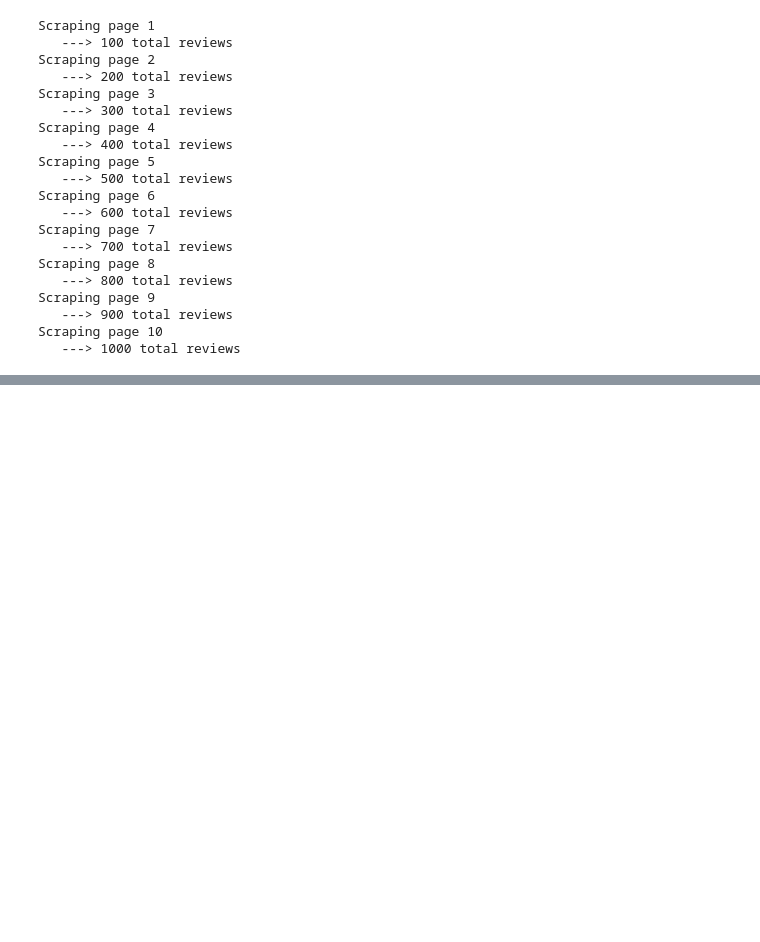
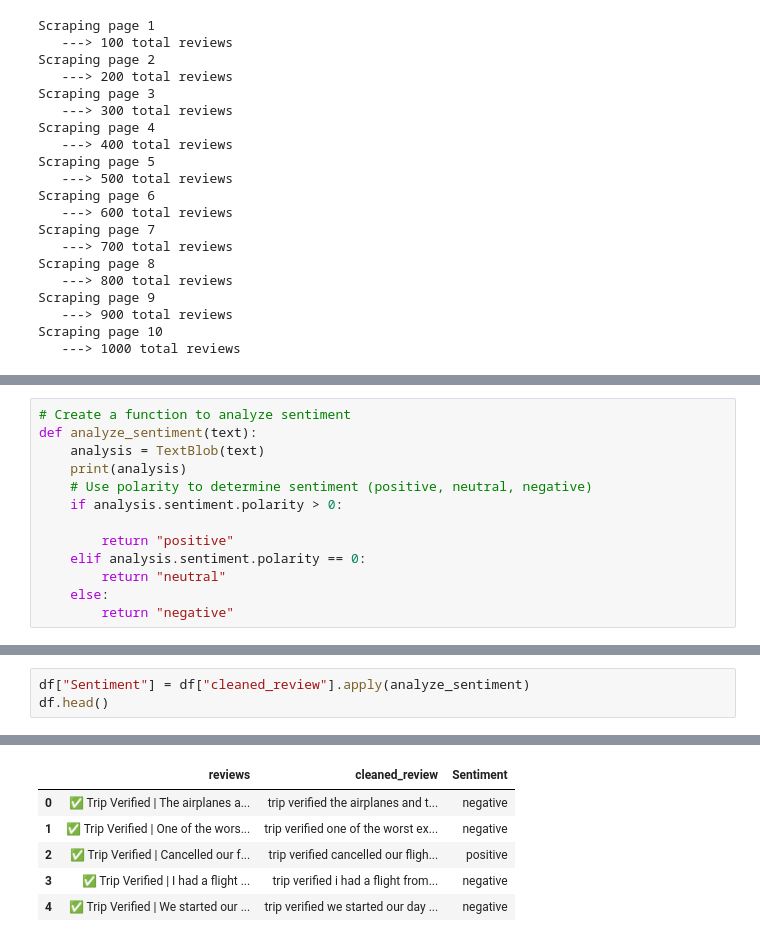
Before and after one commit to Annarhysa/Insighter, a Jupyter notebook: models/BAreviews.ipynb, the cells around one changed output, grey strips where cells are left out. Drawn from its saved outputs; the diff is of its cells as text; blank space fills up the shorter version.

```diff
--- a/models/BAreviews.ipynb
+++ b/models/BAreviews.ipynb
@@ -63,0 +65,13 @@ df.to_csv("./Data/British_airways_reviews/BA_reviews.csv")
+# %%
+# Create a function to analyze sentiment
+def analyze_sentiment(text):
+    analysis = TextBlob(text)
+    print(analysis)
+    # Use polarity to determine sentiment (positive, neutral, negative)
+    if analysis.sentiment.polarity > 0:
+
+        return "positive"
+    elif analysis.sentiment.polarity == 0:
+        return "neutral"
+    else:
+        return "negative"
@@ -63,0 +88,4 @@ df.to_csv("./Data/British_airways_reviews/BA_reviews.csv")
+# %%
+df["Sentiment"] = df["cleaned_review"].apply(analyze_sentiment)
+df.head()
+# %% [output]
@@ -63,0 +109,6 @@ df.to_csv("./Data/British_airways_reviews/BA_reviews.csv")
+|  | reviews | cleaned_review | Sentiment |
+| 0 | ✅ Trip Verified | The airplanes a... | trip verified the airplanes and t... | negative |
+| 1 | ✅ Trip Verified | One of the wors... | trip verified one of the worst ex... | negative |
+| 2 | ✅ Trip Verified | Cancelled our f... | trip verified cancelled our fligh... | positive |
+| 3 | ✅ Trip Verified | I had a flight ... | trip verified i had a flight from... | negative |
+| 4 | ✅ Trip Verified | We started our ... | trip verified we started our day ... | negative |
```
Also changed, not shown: parts of 9 cells of this notebook.
